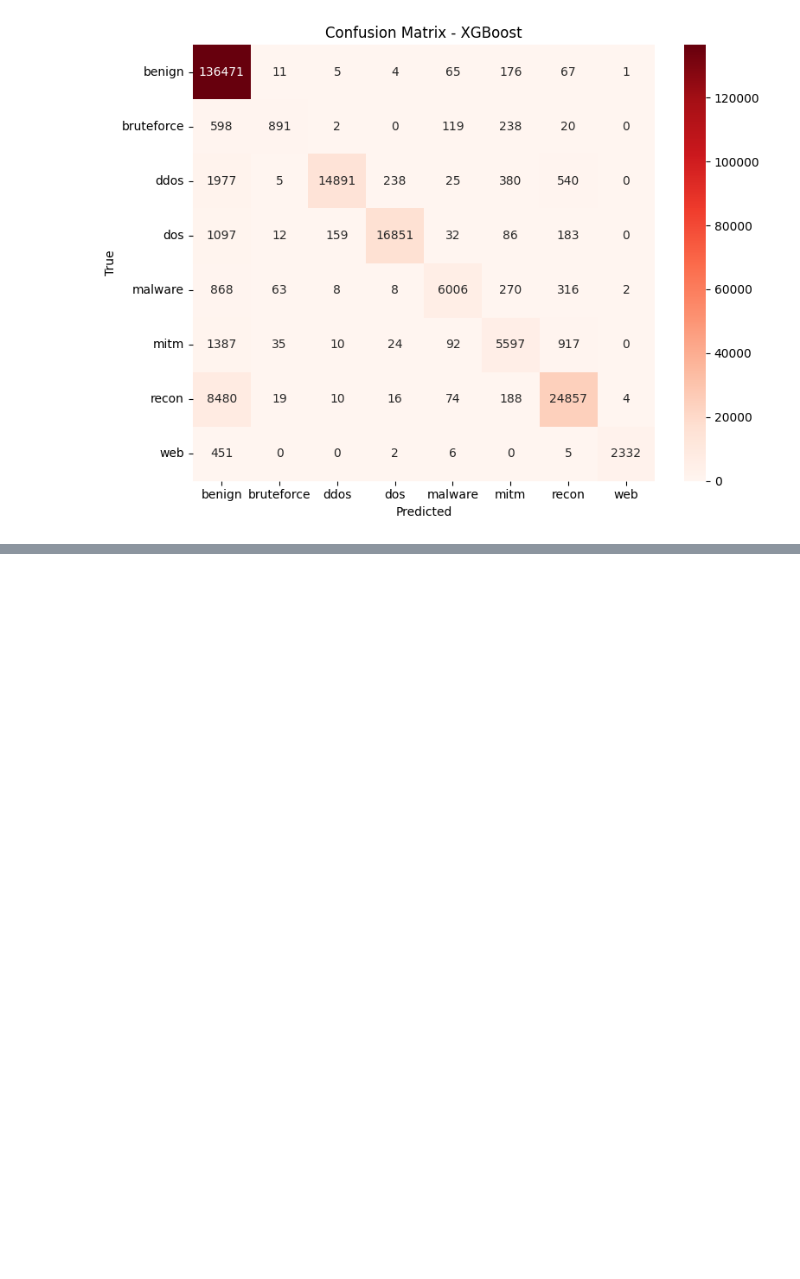
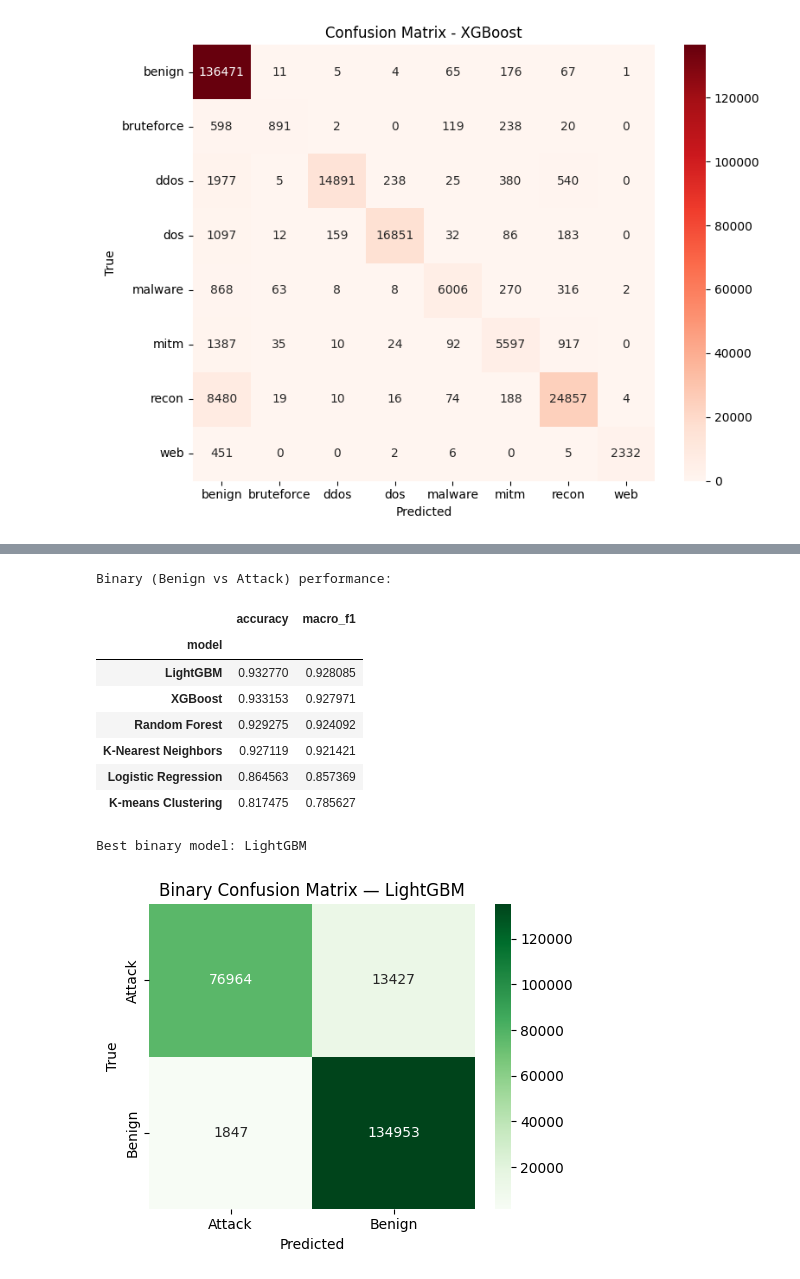
Before and after one commit to Sm3ggl3s/Network-Intrusion-Detection-Using-Machine-Learning, a Jupyter notebook: Network-Intrusion-Detection-Using-Machine-Learning.ipynb, the cells around one changed output, grey strips where cells are left out. Cells and saved outputs as stored; diff of their text form; code cells hidden in the pictures; blank space fills up the shorter version.

Commit message:
added binary comparison for the models for another layer of comparison

```diff
--- a/Network-Intrusion-Detection-Using-Machine-Learning.ipynb
+++ b/Network-Intrusion-Detection-Using-Machine-Learning.ipynb
@@ -659,0 +666,6 @@ weighted avg     0.9170    0.9151    0.9115    227191
+# %%
+# Build binary ground truth labels
+y_binary = y.astype(str).str.lower().apply(lambda lbl: "Benign" if "benign" in lbl else "Attack")
+
+print("Binary class distribution:")
+print(y_binary.value_counts(normalize=True))
@@ -659,0 +678,13 @@ weighted avg     0.9170    0.9151    0.9115    227191
+# %%
+# Helper function to convert multi-class predictions to binary
+def to_binary_preds(preds):
+    preds = pd.Series(preds).astype(str).str.lower()
+    return preds.apply(lambda lbl: "Benign" if "benign" in lbl else "Attack").values
+# %%
+# Binary evaluation for all models
+binary_results = {}
+
+for name, preds in oof_map.items():
+    preds_bin = to_binary_preds(preds)
+    print(f"\n=== Binary evaluation — {name} ===")
+    binary_results[name] = eval_report(y_binary, preds_bin, label=f"{name} (Binary)")
@@ -659,0 +709,40 @@ weighted avg     0.9170    0.9151    0.9115    227191
+# %%
+# Summary table for binary metrics
+bin_summary_rows = [
+    {
+        "model": name,
+        "accuracy": res["accuracy"],
+        "macro_f1": res["macro_f1"],
+    }
+    for name, res in binary_results.items()
+]
+
+bin_summary = pd.DataFrame(bin_summary_rows).set_index("model").sort_values("macro_f1", ascending=False)
+print("Binary (Benign vs Attack) performance:")
+display(bin_summary)
+
+# Best binary model confusion matrix
+best_bin_model_name = bin_summary.index[0]
+best_bin_cm = binary_results[best_bin_model_name]["cm"]
+
+print("\nBest binary model:", best_bin_model_name)
+
+plt.figure(figsize=(5, 4))
+sns.heatmap(best_bin_cm, annot=True, fmt="d", cmap="Greens")
+plt.title(f"Binary Confusion Matrix — {best_bin_model_name}")
+plt.xlabel("Predicted")
+plt.ylabel("True")
+plt.tight_layout()
+plt.show()
+# %% [output]
+Binary (Benign vs Attack) performance:
+|  | accuracy | macro_f1 |
+| model |  |  |
+| LightGBM | 0.932770 | 0.928085 |
+| XGBoost | 0.933153 | 0.927971 |
+| Random Forest | 0.929275 | 0.924092 |
+| K-Nearest Neighbors | 0.927119 | 0.921421 |
+| Logistic Regression | 0.864563 | 0.857369 |
+| K-means Clustering | 0.817475 | 0.785627 |
+Best binary model: LightGBM
+[figure, added]
```
Also changed, not shown: parts of 13 cells of this notebook.
